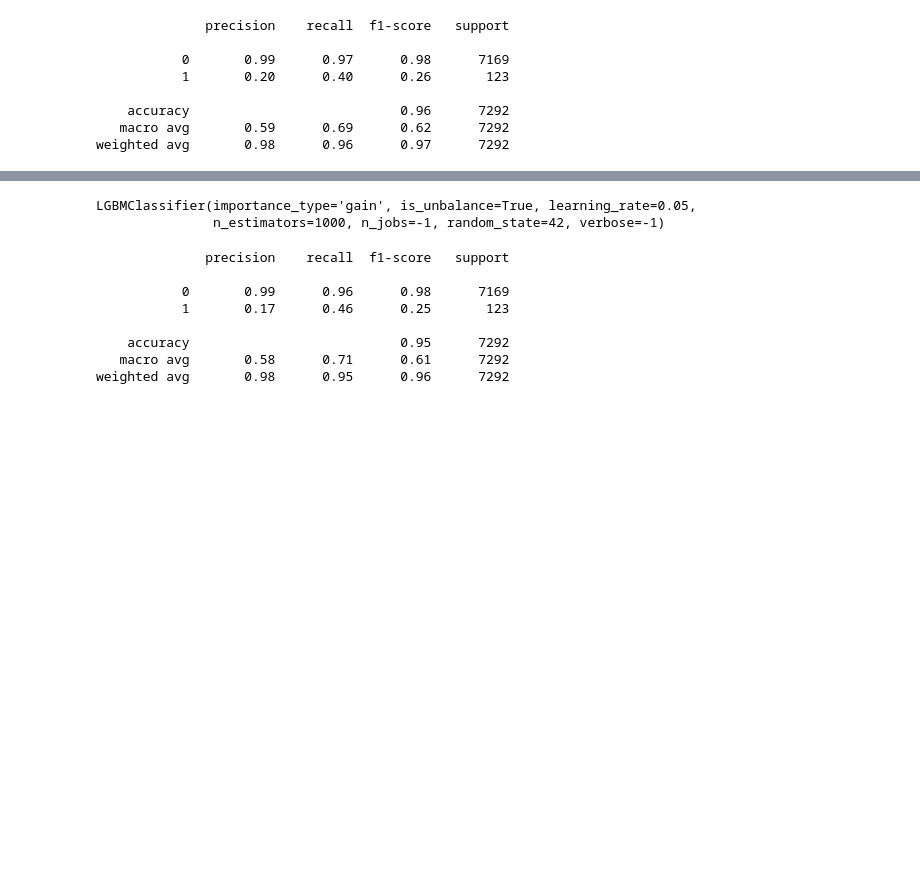
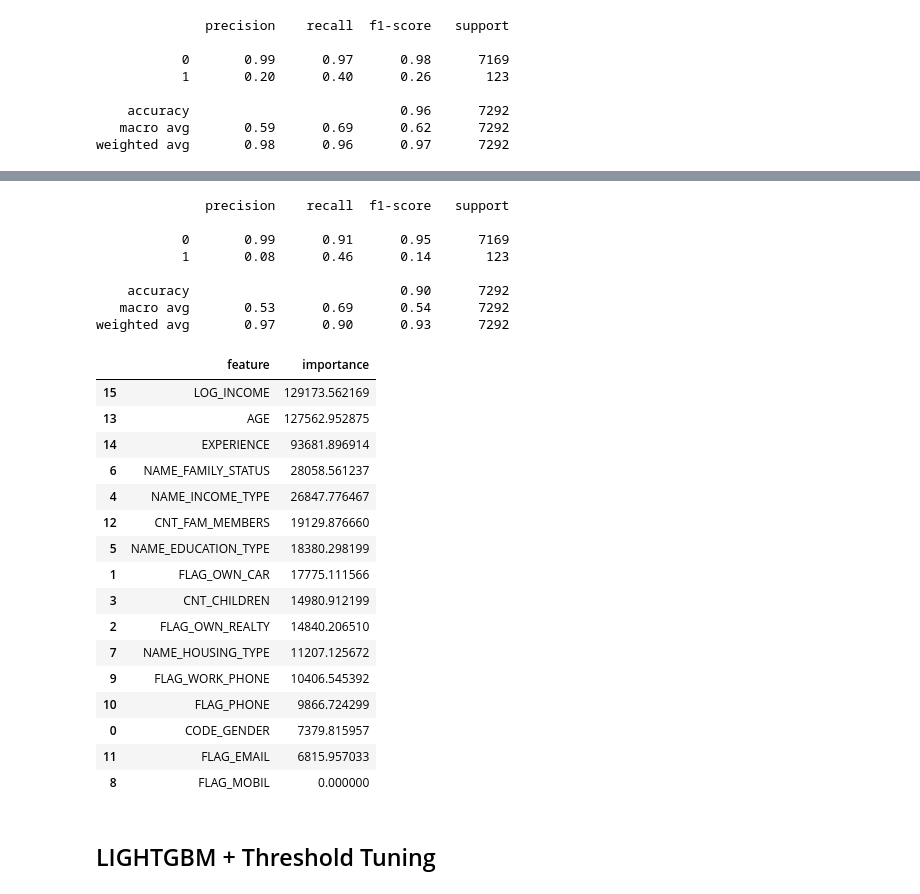
Before and after one commit to arystan01/emlyon_ml_project, a Jupyter notebook: notebooks/03_Modeling.ipynb, the cells around one changed output, grey strips where cells are left out. Saved outputs shown, nothing was run; the diff lists cells and outputs as text; code cells hidden in the pictures; blank space fills up the shorter version.

```diff
--- a/notebooks/03_Modeling.ipynb
+++ b/notebooks/03_Modeling.ipynb
@@ -502,14 +561,3 @@ print(classification_report(y_test, final_preds))
     accuracy                           0.96      7292
    macro avg       0.59      0.69      0.62      7292
 weighted avg       0.98      0.96      0.97      7292
-# %%
-if 'ID' in df.columns:
-    df = df.drop('ID', axis=1)
-
-cat_cols = df.select_dtypes(include=['object']).columns
-
-for col in cat_cols:
-    df[col] = df[col].astype('category')
-
-X = df.drop('bad', axis=1)
-y = df['bad']
@@ -519,7 +569,7 @@ X_train, X_test, y_train, y_test = train_test_split(
 )
 # %%
 lgbm_model = LGBMClassifier(
-    n_estimators=1000,
+    n_estimators=200,
     learning_rate=0.05,
     num_leaves=31,
     is_unbalance=True,
@@ -531,19 +590,14 @@ lgbm_model = LGBMClassifier(
 # %%
-lgbm_model.fit(
-    X_train, y_train,
-    eval_set=[(X_test, y_test)],
-)
+lgbm_model.fit(X_train, y_train, eval_set=[(X_test, y_test)])
+probs = lgbm_model.predict_proba(X_test)[:, 1]
-# %% [output]
-LGBMClassifier(importance_type='gain', is_unbalance=True, learning_rate=0.05,
-               n_estimators=1000, n_jobs=-1, random_state=42, verbose=-1)
 # %%
 print(classification_report(y_test, lgbm_model.predict(X_test)))
 # %% [output]
               precision    recall  f1-score   support
 
-           0       0.99      0.96      0.98      7169
-           1       0.17      0.46      0.25       123
+           0       0.99      0.91      0.95      7169
+           1       0.08      0.46      0.14       123
 
-    accuracy                           0.95      7292
-   macro avg       0.58      0.71      0.61      7292
-weighted avg       0.98      0.95      0.96      7292
+    accuracy                           0.90      7292
+   macro avg       0.53      0.69      0.54      7292
+weighted avg       0.97      0.90      0.93      7292
@@ -578,3 +604,26 @@ probs = model.predict_proba(X_test)[:, 1]
+# %%
+feature_importance = pd.DataFrame({'feature': X.columns,'importance': lgbm_model.feature_importances_}).sort_values('importance', ascending=False)
+feature_importance.head(20)
+# %% [output]
+|  | feature | importance |
+| 15 | LOG_INCOME | 129173.562169 |
+| 13 | AGE | 127562.952875 |
+| 14 | EXPERIENCE | 93681.896914 |
+| 6 | NAME_FAMILY_STATUS | 28058.561237 |
+| 4 | NAME_INCOME_TYPE | 26847.776467 |
+| 12 | CNT_FAM_MEMBERS | 19129.876660 |
+| 5 | NAME_EDUCATION_TYPE | 18380.298199 |
+| 1 | FLAG_OWN_CAR | 17775.111566 |
+| 3 | CNT_CHILDREN | 14980.912199 |
+| 2 | FLAG_OWN_REALTY | 14840.206510 |
+| 7 | NAME_HOUSING_TYPE | 11207.125672 |
+| 9 | FLAG_WORK_PHONE | 10406.545392 |
+| 10 | FLAG_PHONE | 9866.724299 |
+| 0 | CODE_GENDER | 7379.815957 |
+| 11 | FLAG_EMAIL | 6815.957033 |
+| 8 | FLAG_MOBIL | 0.000000 |
+# %% [markdown]
+## LIGHTGBM + Threshold Tuning
 # %%
 thresholds = np.linspace(0.1, 0.9, 100)
 best_threshold = 0.5
```
Also changed, not shown: parts of 41 cells of this notebook, 17 other files.
